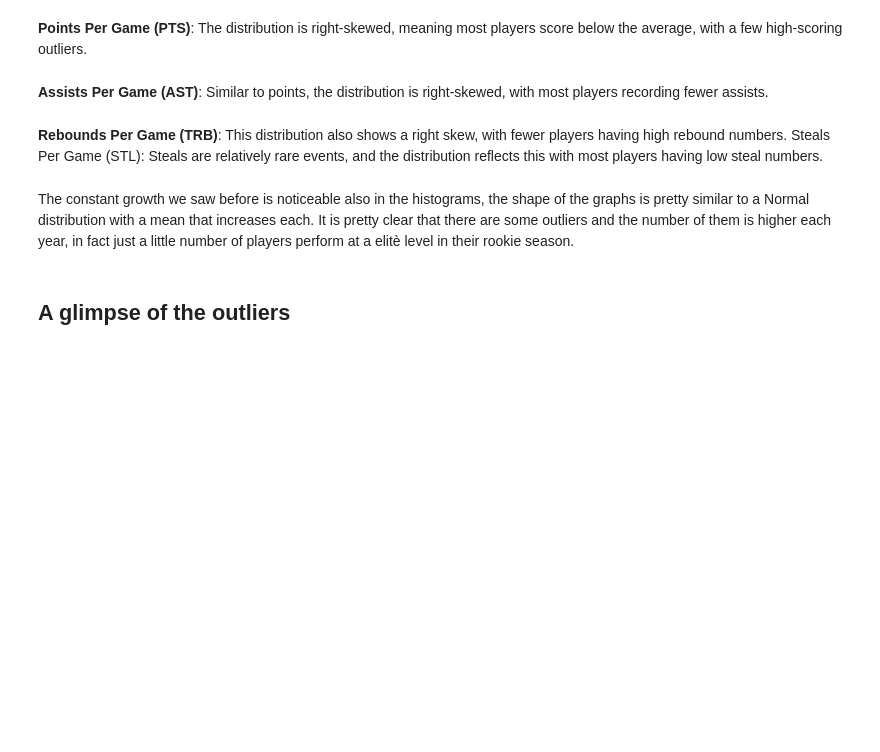
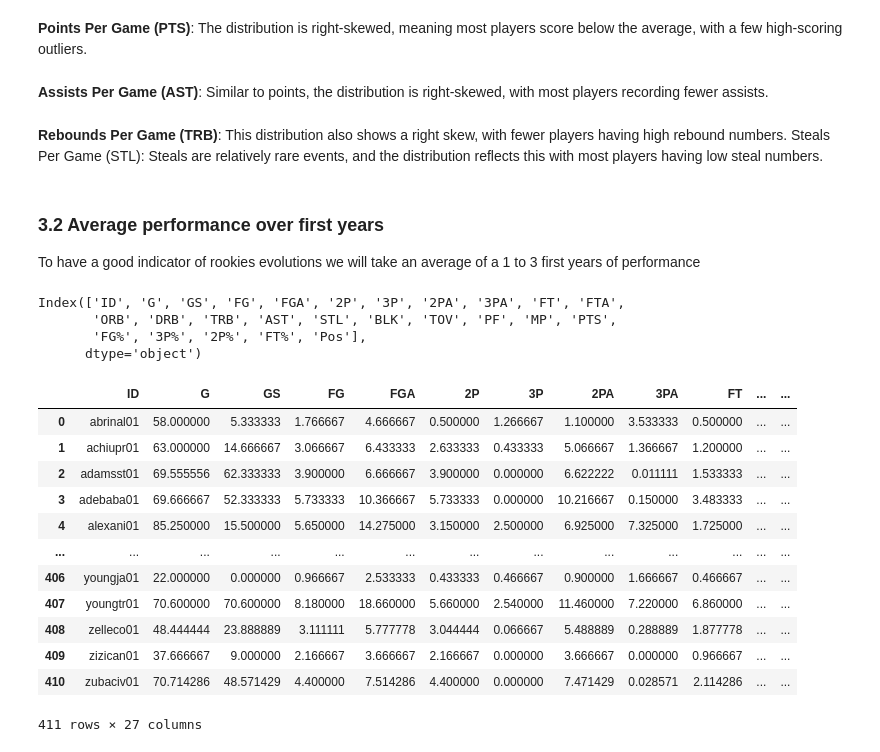
Before and after one commit to ywateba/fds_2023_project, a Jupyter notebook: fds_project(yao).ipynb, the cells around one changed output. Saved outputs shown, nothing was run; the diff lists cells and outputs as text; code cells hidden in the pictures; blank space fills up the shorter version.

```diff
--- a/fds_project(yao).ipynb
+++ b/fds_project(yao).ipynb
@@ -501,7 +480,69 @@ plot(year_3)
 # %% [markdown]
 **Rebounds Per Game (TRB)**: This distribution also shows a right skew, with fewer players having high rebound numbers.
 Steals Per Game (STL): Steals are relatively rare events, and the distribution reflects this with most players having low steal numbers.
-# %% [markdown]
-The constant growth we saw before is noticeable also in the histograms, the shape of the graphs is pretty similar to a Normal distribution with a mean that increases each. It is pretty clear that there are some outliers and the number of them is higher each year, in fact just a little number of players perform at a elitè level in their rookie season.
-# %% [markdown]
-## A glimpse of the outliers
+# %% [markdown]
+### 3.2 Average performance over first years
+
+To have a good indicator of rookies evolutions we will take an average of a 1 to  3 first years of performance
+# %%
+def average_stats(df):
+    aggregated_stats = df.groupby(['ID','Season']).head(3)
+    average_performances = aggregated_stats.groupby("ID").agg({
+
+        ## quantified values
+        'G': 'mean',  # Summing up games played
+        'GS': 'mean',  # Summing up games started
+        'FG': 'mean',  # Summing up field goals
+        'FGA': 'mean', # Summing up field goal attempts
+        '2P': 'mean',  # Summing up two-point field goals
+        '3P': 'mean',  # Summing up three-point field goals
+        '2PA': 'mean', # Summing up two-point attempts
+        '3PA': 'mean', # Summing up three-point attempts
+        'FT': 'mean',  # Summing up free throws
+        'FTA': 'mean', # Summing up free throw attempts
+        'ORB': 'mean', # Summing up offensive rebounds
+        'DRB': 'mean', # Summing up defensive rebounds
+        'TRB': 'mean', # Summing up total rebounds
+        'AST': 'mean', # Summing up assists
+        'STL': 'mean', # Summing up steals
+        'BLK': 'mean', # Summing up blocks
+        'TOV': 'mean', # Summing up turnovers
+        'PF': 'mean',  # Summing up personal fouls
+
+        ## Percentage and averaged values
+        'MP': lambda x: weighted_average(df.loc[x.index], 'MP', 'G'),  # Weighted average for minutes per game
+        'PTS': lambda x: weighted_average(df.loc[x.index], 'PTS', 'G'),  # Weighted average for points per game
+        'FG%': lambda x: weighted_average(df.loc[x.index], 'FG%', 'FGA'), # Weighted average for field goal percentage
+        '3P%': lambda x: weighted_average(df.loc[x.index], '3P%', '3PA'), # Weighted average for three-point percentage
+        '2P%': lambda x: weighted_average(df.loc[x.index], '2P%', '2PA'), # Weighted average for two-point percentage
+        'FT%': lambda x: weighted_average(df.loc[x.index], 'FT%', 'FTA'),  # Weighted average for free throw percentage
+
+        ## Unique or fixed values
+        'Pos' : lambda x: x.mode().iloc[0] # Most played position of the player
+    }).reset_index()
+
+    print(average_performances.columns)
+    average_performances['eFG%'] = (average_performances['FG'] + 0.5 * average_performances['3P']) / average_performances['FGA']
+    return average_performances
+# %%
+rookies_data_filtered_avg = average_stats(normalized_rookies_data)
+
+rookies_data_filtered_avg
+# %% [output]
+Index(['ID', 'G', 'GS', 'FG', 'FGA', '2P', '3P', '2PA', '3PA', 'FT', 'FTA',
+       'ORB', 'DRB', 'TRB', 'AST', 'STL', 'BLK', 'TOV', 'PF', 'MP', 'PTS',
+       'FG%', '3P%', '2P%', 'FT%', 'Pos'],
+      dtype='object')
+|  | ID | G | GS | FG | FGA | 2P | 3P | 2PA | 3PA | FT | ... | ... |
+| 0 | abrinal01 | 58.000000 | 5.333333 | 1.766667 | 4.666667 | 0.500000 | 1.266667 | 1.100000 | 3.533333 | 0.500000 | ... | ... |
+| 1 | achiupr01 | 63.000000 | 14.666667 | 3.066667 | 6.433333 | 2.633333 | 0.433333 | 5.066667 | 1.366667 | 1.200000 | ... | ... |
+| 2 | adamsst01 | 69.555556 | 62.333333 | 3.900000 | 6.666667 | 3.900000 | 0.000000 | 6.622222 | 0.011111 | 1.533333 | ... | ... |
+| 3 | adebaba01 | 69.666667 | 52.333333 | 5.733333 | 10.366667 | 5.733333 | 0.000000 | 10.216667 | 0.150000 | 3.483333 | ... | ... |
+| 4 | alexani01 | 85.250000 | 15.500000 | 5.650000 | 14.275000 | 3.150000 | 2.500000 | 6.925000 | 7.325000 | 1.725000 | ... | ... |
+| ... | ... | ... | ... | ... | ... | ... | ... | ... | ... | ... | ... | ... |
+| 406 | youngja01 | 22.000000 | 0.000000 | 0.966667 | 2.533333 | 0.433333 | 0.466667 | 0.900000 | 1.666667 | 0.466667 | ... | ... |
+| 407 | youngtr01 | 70.600000 | 70.600000 | 8.180000 | 18.660000 | 5.660000 | 2.540000 | 11.460000 | 7.220000 | 6.860000 | ... | ... |
+| 408 | zelleco01 | 48.444444 | 23.888889 | 3.111111 | 5.777778 | 3.044444 | 0.066667 | 5.488889 | 0.288889 | 1.877778 | ... | ... |
+| 409 | zizican01 | 37.666667 | 9.000000 | 2.166667 | 3.666667 | 2.166667 | 0.000000 | 3.666667 | 0.000000 | 0.966667 | ... | ... |
+| 410 | zubaciv01 | 70.714286 | 48.571429 | 4.400000 | 7.514286 | 4.400000 | 0.000000 | 7.471429 | 0.028571 | 2.114286 | ... | ... |
+411 rows × 27 columns
```
Also changed, not shown: parts of 49 cells of this notebook.
